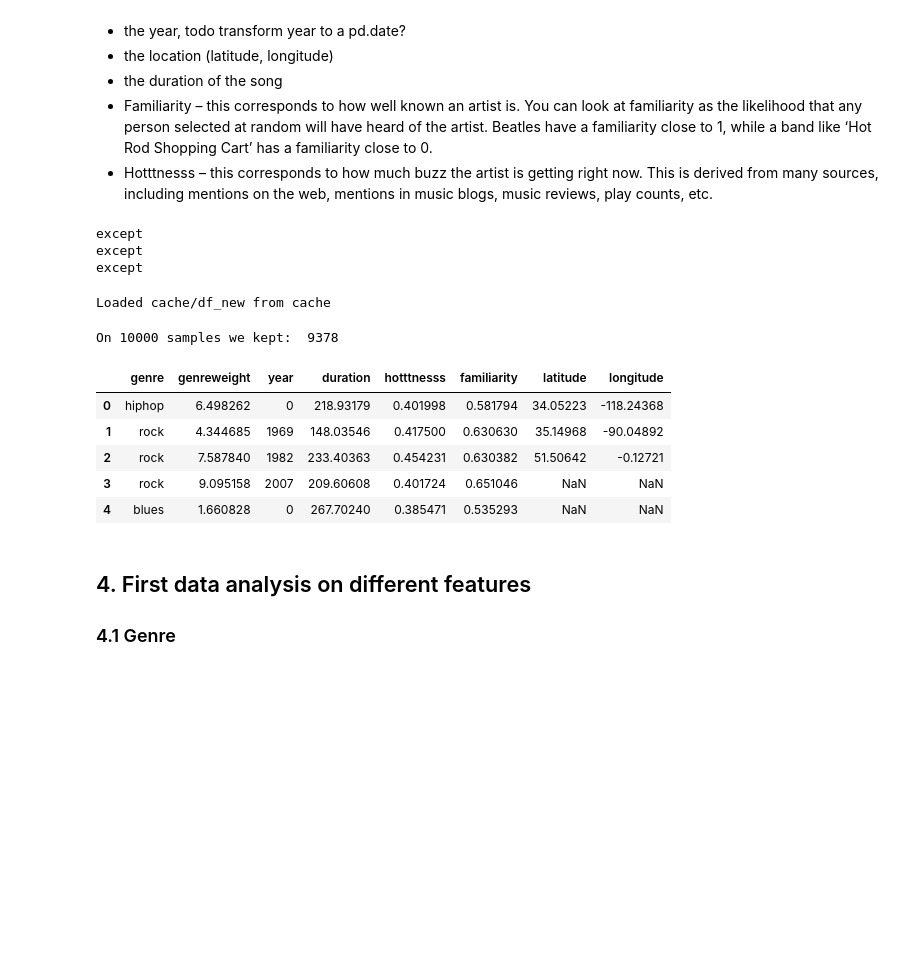
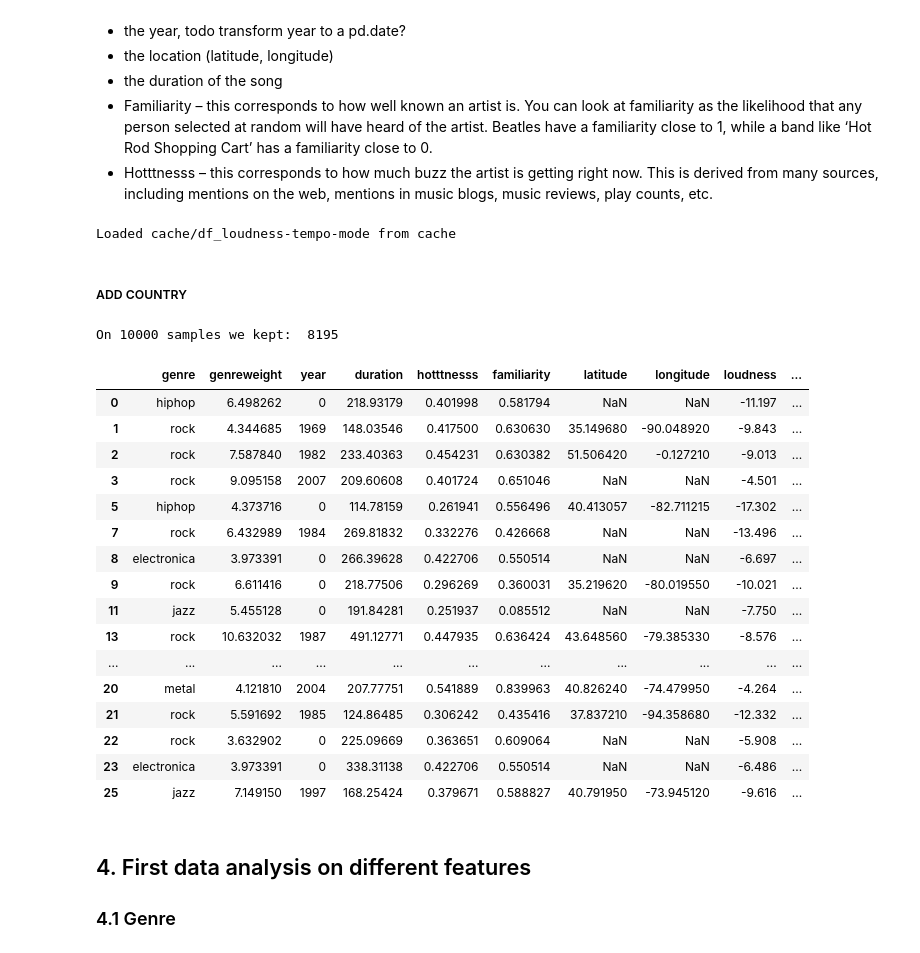
Before and after one commit to mathildemrt/ada, a Jupyter notebook: project/project.ipynb, the cells around one changed output. Saved outputs shown, nothing was run; the diff lists cells and outputs as text; code cells hidden in the pictures; blank space fills up the shorter version.

```diff
--- a/project/project.ipynb
+++ b/project/project.ipynb
@@ -462,7 +462,7 @@ Given the path of the Million Song data folder, the function `create_data_frame`
 - Hotttnesss – this corresponds to how much buzz the artist is getting right now. This is derived from many sources, including mentions on the web, mentions in music blogs, music reviews, play counts, etc.
 # %%
 def create_data_frame(data_path):
-    columns = ['genre','genreweight','year','duration','hotttnesss','familiarity','latitude','longitude']
+    columns = ['genre','genreweight','year','duration','hotttnesss','familiarity','latitude','longitude','loudness','tempo','mode']
     dataset=pd.DataFrame(columns=columns)
 
     for root, dirs, files in os.walk(data_path):
@@ -484,19 +484,17 @@ def create_data_frame(data_path):
                     familiarity = GETTERS.get_artist_familiarity(h5,song_idx)
                     duration = GETTERS.get_duration(h5,song_idx)
 
-                    song_df=pd.DataFrame([[genre,weight,year,duration,hotttnesss,familiarity,lat,lng]],columns=columns)
+                    loudness=GETTERS.get_loudness(h5,song_idx)
+                    tempo=GETTERS.get_tempo(h5,song_idx)
+                    mode=GETTERS.get_mode(h5,song_idx)
+
+                    song_df=pd.DataFrame([[genre,weight,year,duration,hotttnesss,familiarity,lat,lng,loudness,tempo,mode]],columns=columns)
                     dataset=dataset.append(song_df,ignore_index=True)#add index
 
             h5.close()
 
 
     return dataset
-# %%
-df = create_data_frame(msd_subset_data_path)
-# %% [output]
-except
-except
-except
 # %%
 cache_path = "cache/"
 def get_data(name_file):
@@ -517,20 +516,46 @@ def save_data(df,name_file):
     path = cache_path + name_file
     df.to_pickle(path)
 # %%
-df = get_data("df_new")
+df = get_data("df_loudness-tempo-mode")
 # %% [output]
-Loaded cache/df_new from cache
+Loaded cache/df_loudness-tempo-mode from cache
+# %% [markdown]
+##### ADD COUNTRY
+# %%
+def get_country(row):
+    if np.isnan(row.latitude) :
+        a=1
+        return None
+    else:
+        latlng=(row.latitude, row.longitude)
+        g = geocoder.reverse(latlng)
+        country=g.country
+
+        return country
+
+df['country']=df.apply(lambda address: get_country(address),raw=True,axis=1)
 # %%
 print('On 10000 samples we kept: ', len(df))
-df.head(5)
+df.head(20)
 # %% [output]
-On 10000 samples we kept:  9378
+On 10000 samples we kept:  8195
-|  | genre | genreweight | year | duration | hotttnesss | familiarity | latitude | longitude |
-| 0 | hiphop | 6.498262 | 0 | 218.93179 | 0.401998 | 0.581794 | 34.05223 | -118.24368 |
-| 1 | rock | 4.344685 | 1969 | 148.03546 | 0.417500 | 0.630630 | 35.14968 | -90.04892 |
-| 2 | rock | 7.587840 | 1982 | 233.40363 | 0.454231 | 0.630382 | 51.50642 | -0.12721 |
-| 3 | rock | 9.095158 | 2007 | 209.60608 | 0.401724 | 0.651046 | NaN | NaN |
-| 4 | blues | 1.660828 | 0 | 267.70240 | 0.385471 | 0.535293 | NaN | NaN |
+|  | genre | genreweight | year | duration | hotttnesss | familiarity | latitude | longitude | loudness | ... |
+| 0 | hiphop | 6.498262 | 0 | 218.93179 | 0.401998 | 0.581794 | NaN | NaN | -11.197 | ... |
+| 1 | rock | 4.344685 | 1969 | 148.03546 | 0.417500 | 0.630630 | 35.149680 | -90.048920 | -9.843 | ... |
+| 2 | rock | 7.587840 | 1982 | 233.40363 | 0.454231 | 0.630382 | 51.506420 | -0.127210 | -9.013 | ... |
+| 3 | rock | 9.095158 | 2007 | 209.60608 | 0.401724 | 0.651046 | NaN | NaN | -4.501 | ... |
+| 5 | hiphop | 4.373716 | 0 | 114.78159 | 0.261941 | 0.556496 | 40.413057 | -82.711215 | -17.302 | ... |
+| 7 | rock | 6.432989 | 1984 | 269.81832 | 0.332276 | 0.426668 | NaN | NaN | -13.496 | ... |
+| 8 | electronica | 3.973391 | 0 | 266.39628 | 0.422706 | 0.550514 | NaN | NaN | -6.697 | ... |
+| 9 | rock | 6.611416 | 0 | 218.77506 | 0.296269 | 0.360031 | 35.219620 | -80.019550 | -10.021 | ... |
+| 11 | jazz | 5.455128 | 0 | 191.84281 | 0.251937 | 0.085512 | NaN | NaN | -7.750 | ... |
+| 13 | rock | 10.632032 | 1987 | 491.12771 | 0.447935 | 0.636424 | 43.648560 | -79.385330 | -8.576 | ... |
+| ... | ... | ... | ... | ... | ... | ... | ... | ... | ... | ... |
+| 20 | metal | 4.121810 | 2004 | 207.77751 | 0.541889 | 0.839963 | 40.826240 | -74.479950 | -4.264 | ... |
+| 21 | rock | 5.591692 | 1985 | 124.86485 | 0.306242 | 0.435416 | 37.837210 | -94.358680 | -12.332 | ... |
+| 22 | rock | 3.632902 | 0 | 225.09669 | 0.363651 | 0.609064 | NaN | NaN | -5.908 | ... |
+| 23 | electronica | 3.973391 | 0 | 338.31138 | 0.422706 | 0.550514 | NaN | NaN | -6.486 | ... |
+| 25 | jazz | 7.149150 | 1997 | 168.25424 | 0.379671 | 0.588827 | 40.791950 | -73.945120 | -9.616 | ... |
 # %% [markdown]
 ## 4. First data analysis on different features
 ### 4.1 Genre
```
Also changed, not shown: parts of 23 cells of this notebook, 1 other file.
